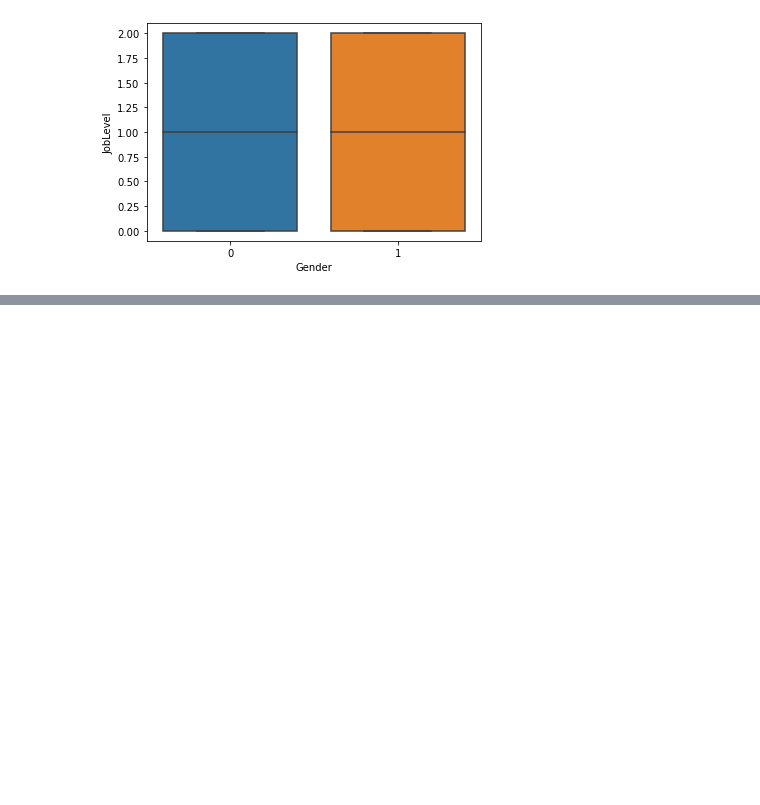
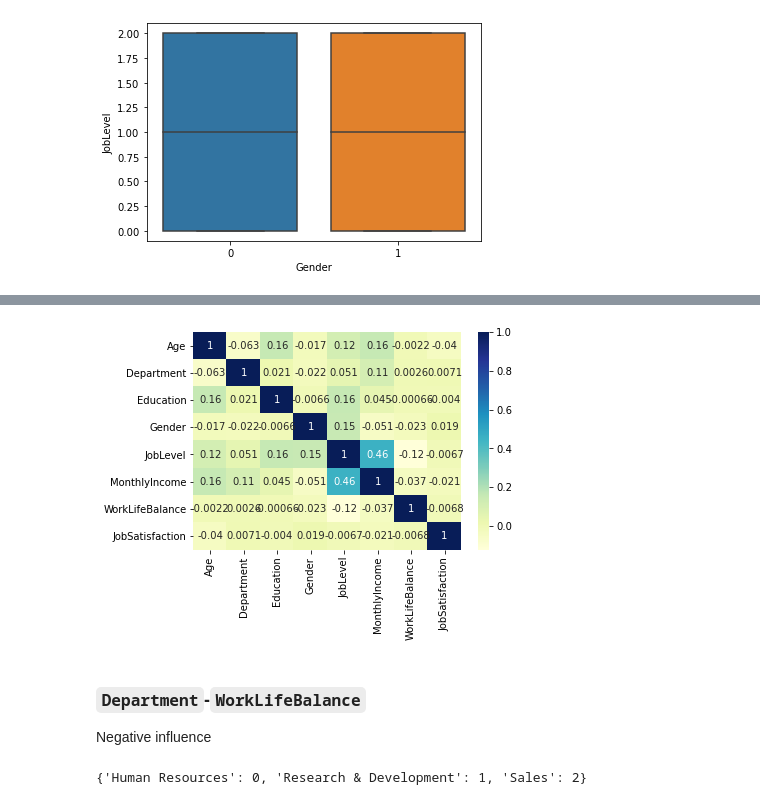
Before and after one commit to EnricoPittini/Job-satisfaction, a Jupyter notebook: Job satisfaction modeling.ipynb, the cells around one changed output, grey strips where cells are left out. Saved outputs shown, nothing was run; the diff lists cells and outputs as text; code cells hidden in the pictures; blank space fills up the shorter version.

```diff
--- a/Job satisfaction modeling.ipynb
+++ b/Job satisfaction modeling.ipynb
@@ -396,0 +434,14 @@ add_bias(data, evidence, variable, positive=True, amount=0.2)
+# %%
+df = add_bias(data=df, evidence='JobLevel', variable='WorkLifeBalance', positive=False, amount=0.4)
+# %%
+corr = df[df.columns].corr()
+sns.heatmap(corr, cmap="YlGnBu", annot=True);
+# %% [output]
+[figure, added]
+# %% [markdown]
+### `Department`-`WorkLifeBalance`
+Negative influence
+# %%
+dept_dict
+# %% [output]
+{'Human Resources': 0, 'Research & Development': 1, 'Sales': 2}
```
Also changed, not shown: parts of 44 cells of this notebook, 1 other file.
